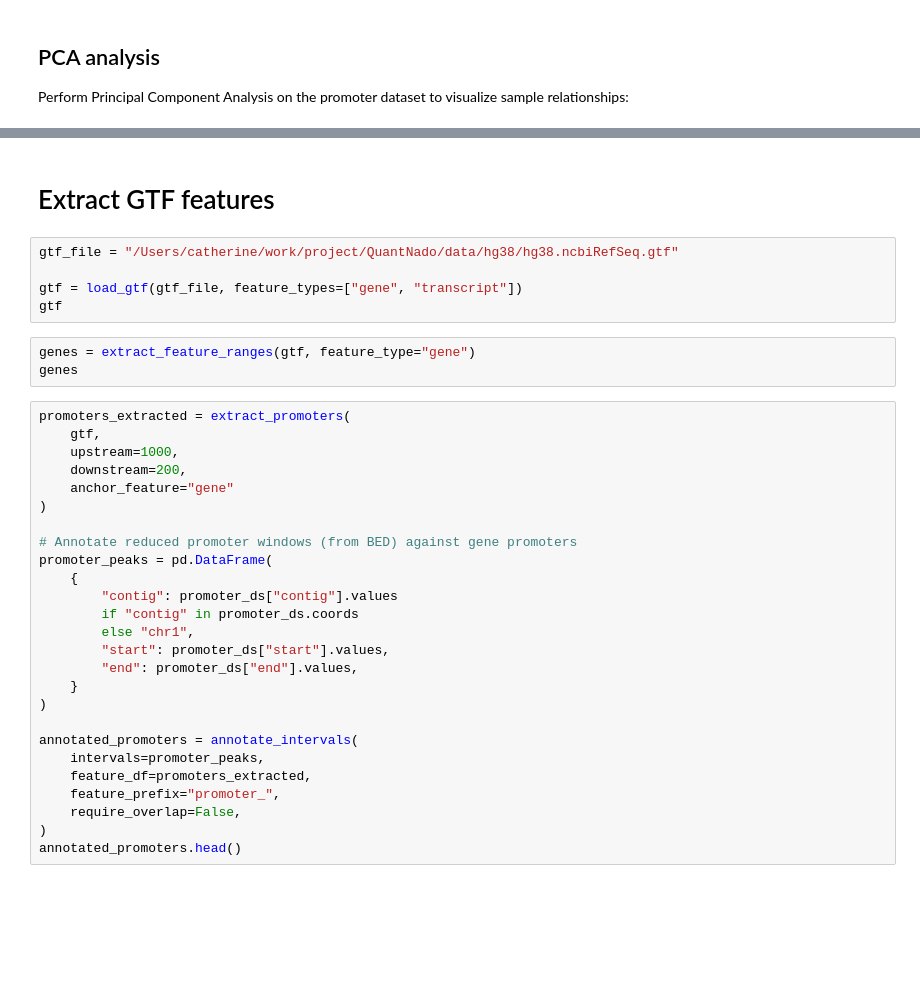
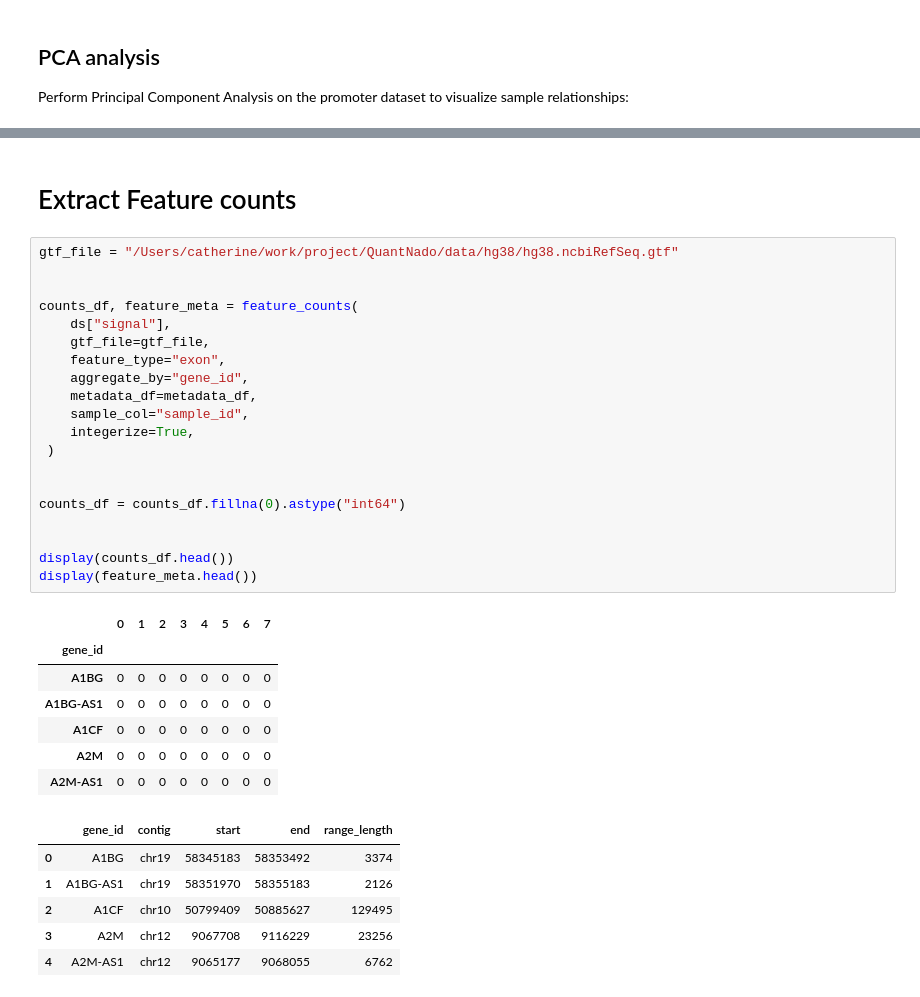
Before and after one commit to alsmith151/QuantNado, a Jupyter notebook: example/explore_dataset.ipynb, the cells around one changed output, grey strips where cells are left out. Cells and saved outputs as stored; diff of their text form; blank space fills up the shorter version.

```diff
--- a/example/explore_dataset.ipynb
+++ b/example/explore_dataset.ipynb
@@ -165,36 +140,36 @@ plot_pca_scatter(
 # %% [markdown]
-# Extract GTF features
+# Extract Feature counts
-# %%
-gtf_file = "/Users/catherine/work/project/QuantNado/data/hg38/hg38.ncbiRefSeq.gtf"
-
-gtf = load_gtf(gtf_file, feature_types=["gene", "transcript"])
-gtf
-# %%
-genes = extract_feature_ranges(gtf, feature_type="gene")
-genes
-# %%
-promoters_extracted = extract_promoters(
-    gtf,
-    upstream=1000,
-    downstream=200,
-    anchor_feature="gene"
-)
-
-# Annotate reduced promoter windows (from BED) against gene promoters
-promoter_peaks = pd.DataFrame(
-    {
-        "contig": promoter_ds["contig"].values
-        if "contig" in promoter_ds.coords
-        else "chr1",
-        "start": promoter_ds["start"].values,
-        "end": promoter_ds["end"].values,
-    }
-)
-
-annotated_promoters = annotate_intervals(
-    intervals=promoter_peaks,
-    feature_df=promoters_extracted,
-    feature_prefix="promoter_",
-    require_overlap=False,
-)
-annotated_promoters.head()
+# %%
+gtf_file = "/Users/catherine/work/project/QuantNado/data/hg38/hg38.ncbiRefSeq.gtf"
+
+
+counts_df, feature_meta = feature_counts(
+    ds["signal"],
+    gtf_file=gtf_file,
+    feature_type="exon",
+    aggregate_by="gene_id",
+    metadata_df=metadata_df,
+    sample_col="sample_id",
+    integerize=True,
+ )
+
+
+counts_df = counts_df.fillna(0).astype("int64")
+
+
+display(counts_df.head())
+display(feature_meta.head())
+# %% [output]
+|  | 0 | 1 | 2 | 3 | 4 | 5 | 6 | 7 |
+| gene_id |  |  |  |  |  |  |  |  |
+| A1BG | 0 | 0 | 0 | 0 | 0 | 0 | 0 | 0 |
+| A1BG-AS1 | 0 | 0 | 0 | 0 | 0 | 0 | 0 | 0 |
+| A1CF | 0 | 0 | 0 | 0 | 0 | 0 | 0 | 0 |
+| A2M | 0 | 0 | 0 | 0 | 0 | 0 | 0 | 0 |
+| A2M-AS1 | 0 | 0 | 0 | 0 | 0 | 0 | 0 | 0 |
+|  | gene_id | contig | start | end | range_length |
+| 0 | A1BG | chr19 | 58345183 | 58353492 | 3374 |
+| 1 | A1BG-AS1 | chr19 | 58351970 | 58355183 | 2126 |
+| 2 | A1CF | chr10 | 50799409 | 50885627 | 129495 |
+| 3 | A2M | chr12 | 9067708 | 9116229 | 23256 |
+| 4 | A2M-AS1 | chr12 | 9065177 | 9068055 | 6762 |
```
Also changed, not shown: parts of 9 cells of this notebook, 6 other files.
